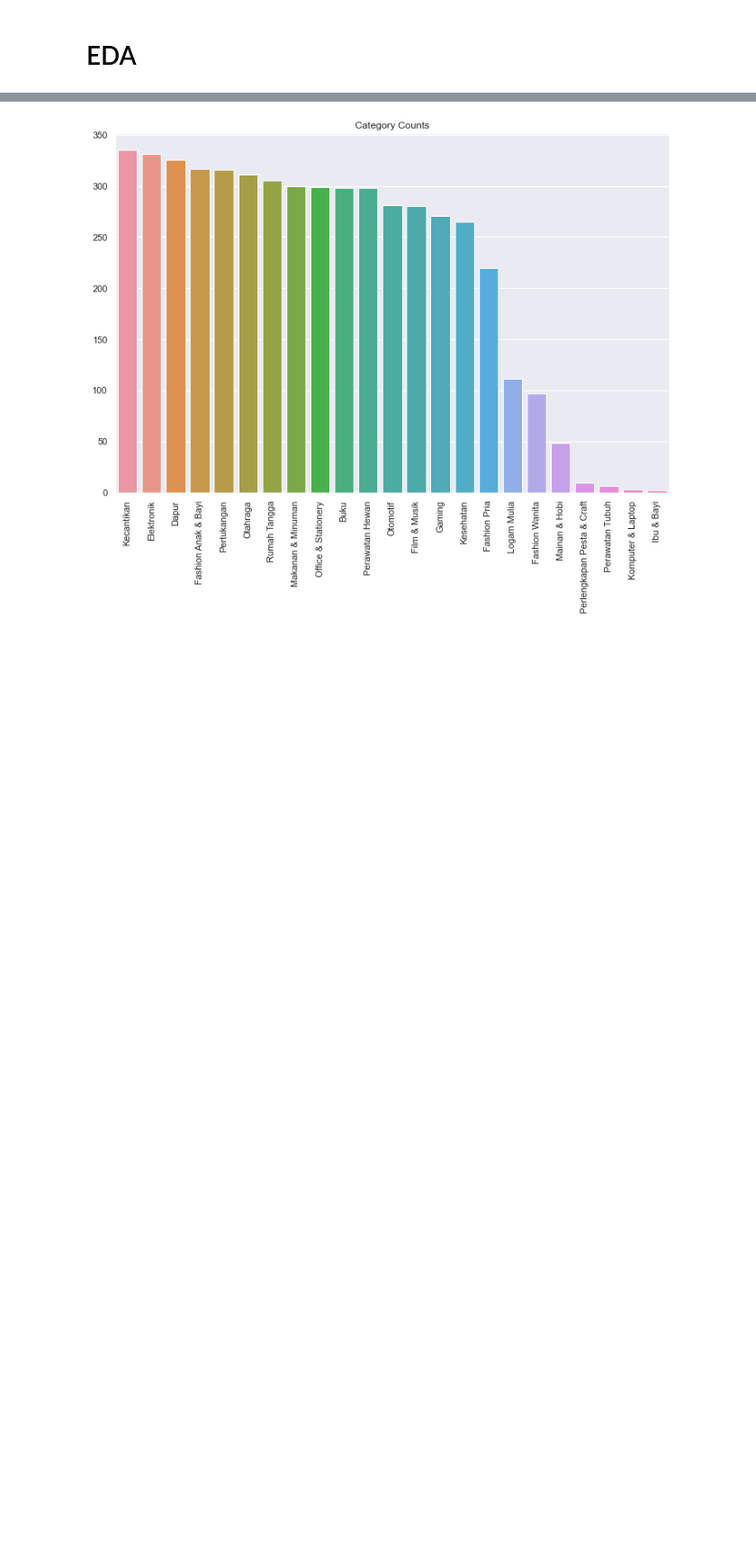
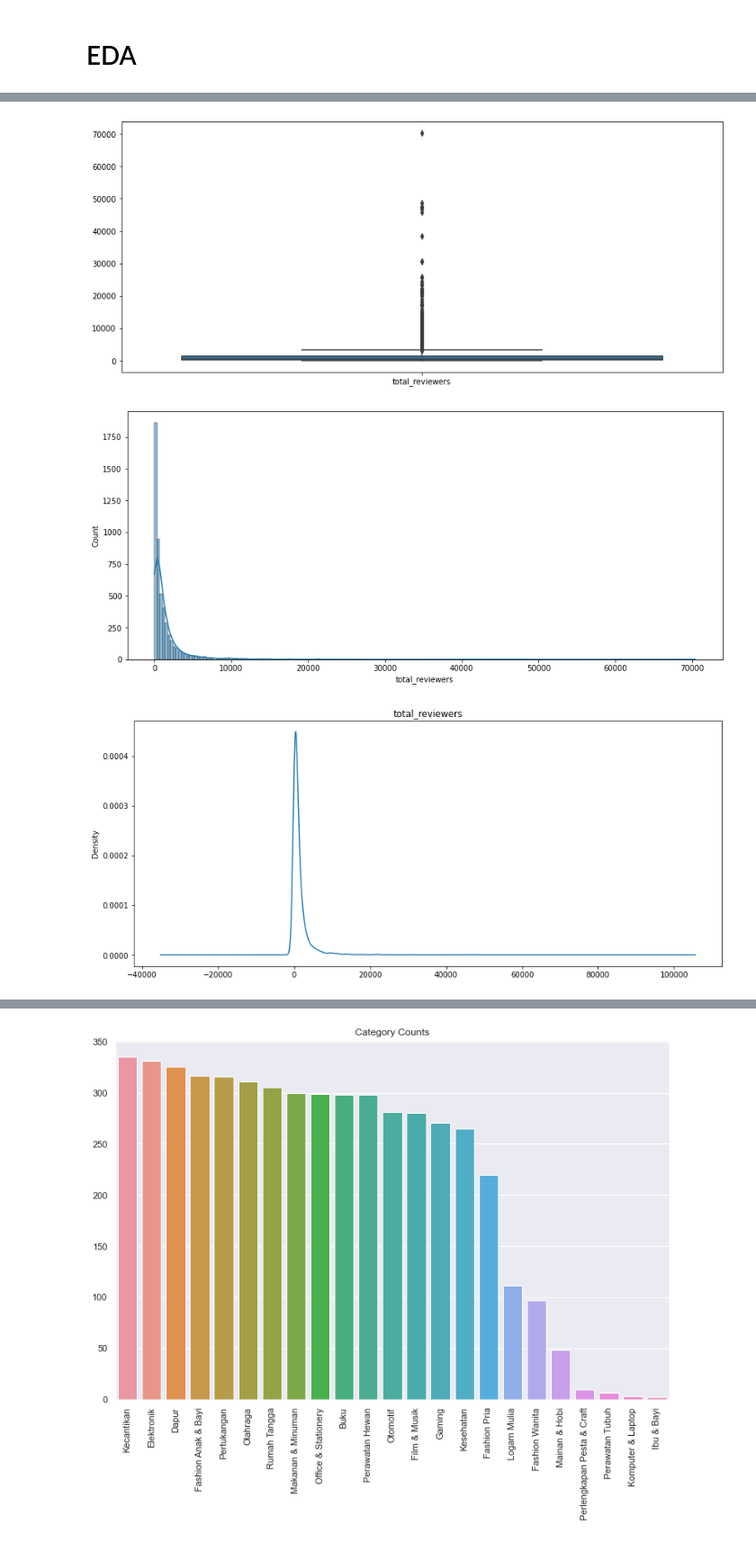
Before and after one commit to jxnhiro/tokopedia-crawler-scraper, a Jupyter notebook: tokopedia-recommender.ipynb, the cells around one changed output, grey strips where cells are left out. Shown at 90% size. Drawn from its saved outputs; the diff is of its cells as text; code cells hidden in the pictures; blank space fills up the shorter version.

```diff
--- a/tokopedia-recommender.ipynb
+++ b/tokopedia-recommender.ipynb
@@ -305,0 +465,15 @@ df_tokopedia.to_csv('df_tokopedia_clean.csv', index=False)
+# %%
+fig, ax = plt.subplots(figsize=(14, 6))
+sns.boxplot(data=df_tokopedia.loc[:,['total_reviewers']]).plot(ax=ax)
+plt.show()
+
+fig, ax = plt.subplots(figsize=(14, 6))
+sns.histplot(data=df_tokopedia, x='total_reviewers',bins=200, kde=True).plot(ax=ax)
+plt.show()
+
+df_tokopedia['total_reviewers'].plot(title='total_reviewers', kind='density', figsize=(14,6))
+plt.show()
+# %% [output]
+[figure, added]
+[figure, added]
+[figure, added]
```
Also changed, not shown: parts of 46 cells of this notebook.
